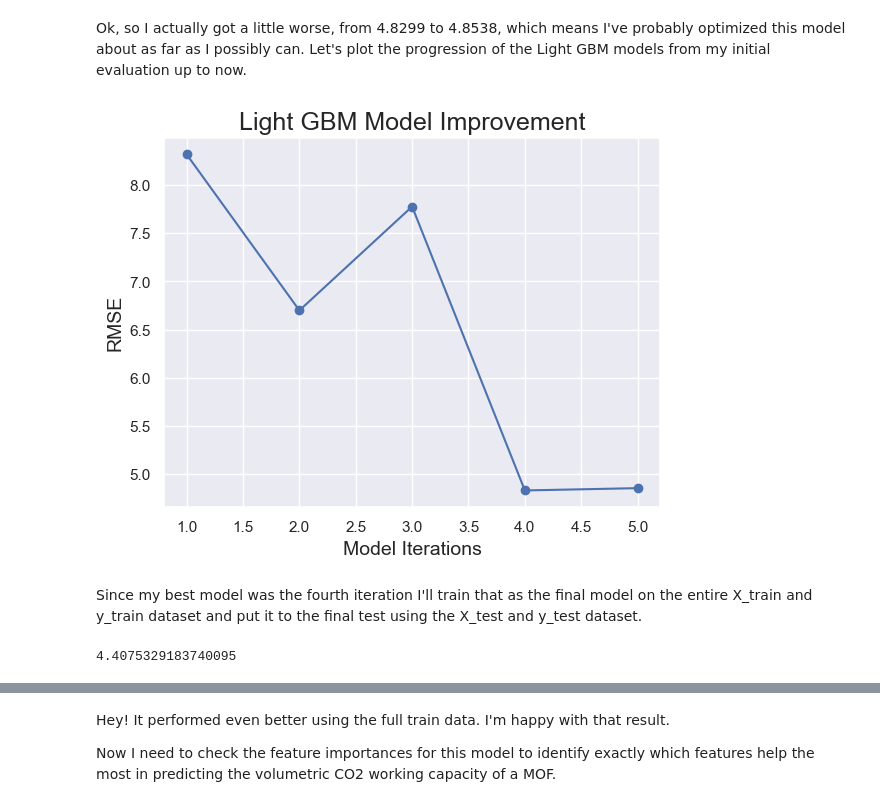
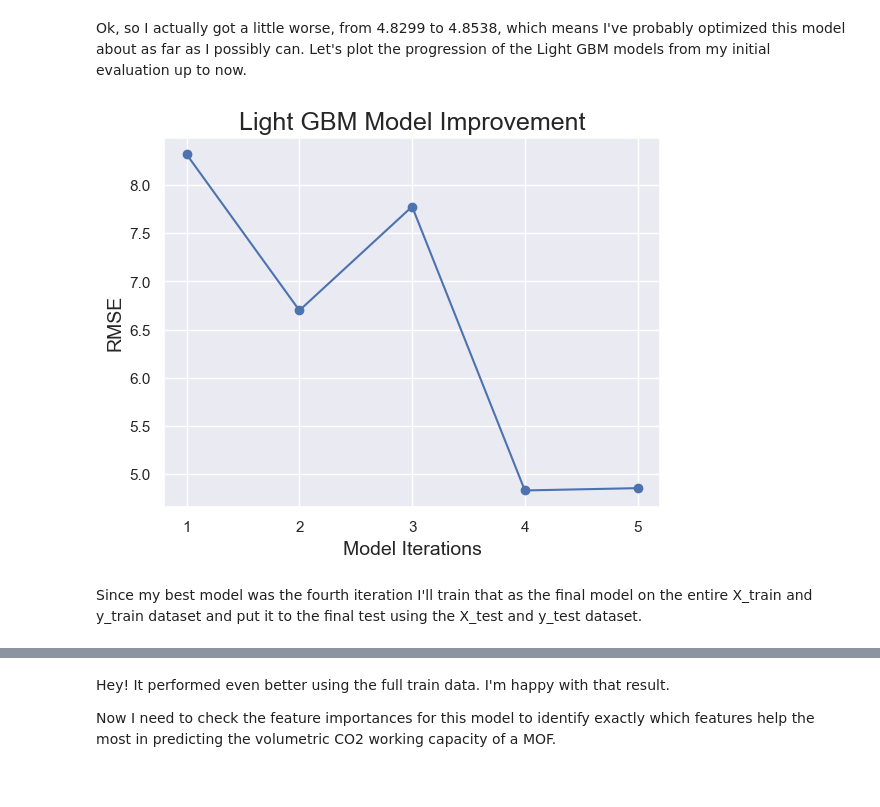
Before and after one commit to zjbrown0689/MOF-Capstone, a Jupyter notebook: notebooks/4_model_development.ipynb, the cells around one changed output, grey strips where cells are left out. Saved outputs shown, nothing was run; the diff lists cells and outputs as text; code cells hidden in the pictures.

Commit message:
Saved model

```diff
--- a/notebooks/4_model_development.ipynb
+++ b/notebooks/4_model_development.ipynb
@@ -621,11 +621,10 @@ lgbm_scores = train_scores[train_scores['Model'].isin(['Light GBM', 'Light GBM D
 # %%
 plt.plot(lgbm_scores['Iteration'], lgbm_scores['RMSE'], ls='-', marker='o')
 plt.xlabel('Model Iterations', fontsize = 14)
+plt.xticks(ticks=[1, 2, 3, 4, 5])
 plt.ylabel('RMSE', fontsize = 14)
 plt.title('Light GBM Model Improvement', fontsize = 18)
 plt.savefig('../figures/lgbm_improvement.png', dpi=1200, bbox_inches='tight')
 plt.show()
 # %% [output]
-[figure, old version]
+[figure, new version]
-# %% [markdown]
-Since my best model was the fourth iteration I'll train that as the final model on the entire X_train and y_train dataset and put it to the final test using the X_test and y_test dataset.
@@ -635,12 +631,2 @@ y_test = pd.read_csv('../data/processed/y_test.csv', index_col = 0)
-# %%
-lgb4_opt = lgb.LGBMRegressor(objective = 'regression', metric = 'rmse', num_leaves = opt_lgbm.best_params_['num_leaves'],\
-                             n_estimators = opt_lgbm.best_params_['n_estimators'],\
-                             max_depth = opt_lgbm.best_params_['max_depth'],\
-                             learning_rate = opt_lgbm.best_params_['learning_rate'])
-lgb4_opt.fit(X_train, y_train)
-y_pred = lgb4_opt.predict(X_test)
-new_row = pd.DataFrame([{'Iteration' : 6, 'Model' : 'Light GBM', '% Train Data' : 100, 'RMSE' : mean_squared_error(y_test, y_pred)}])
-train_scores = pd.concat([train_scores, new_row])
-mean_squared_error(y_test, y_pred)
-# %% [output]
-4.4075329183740095
+# %% [markdown]
+Since my best model was the fourth iteration I'll train that as the final model on the entire X_train and y_train dataset and put it to the final test using the X_test and y_test dataset.
```
Also changed, not shown: parts of 17 cells of this notebook, 1 other file.
